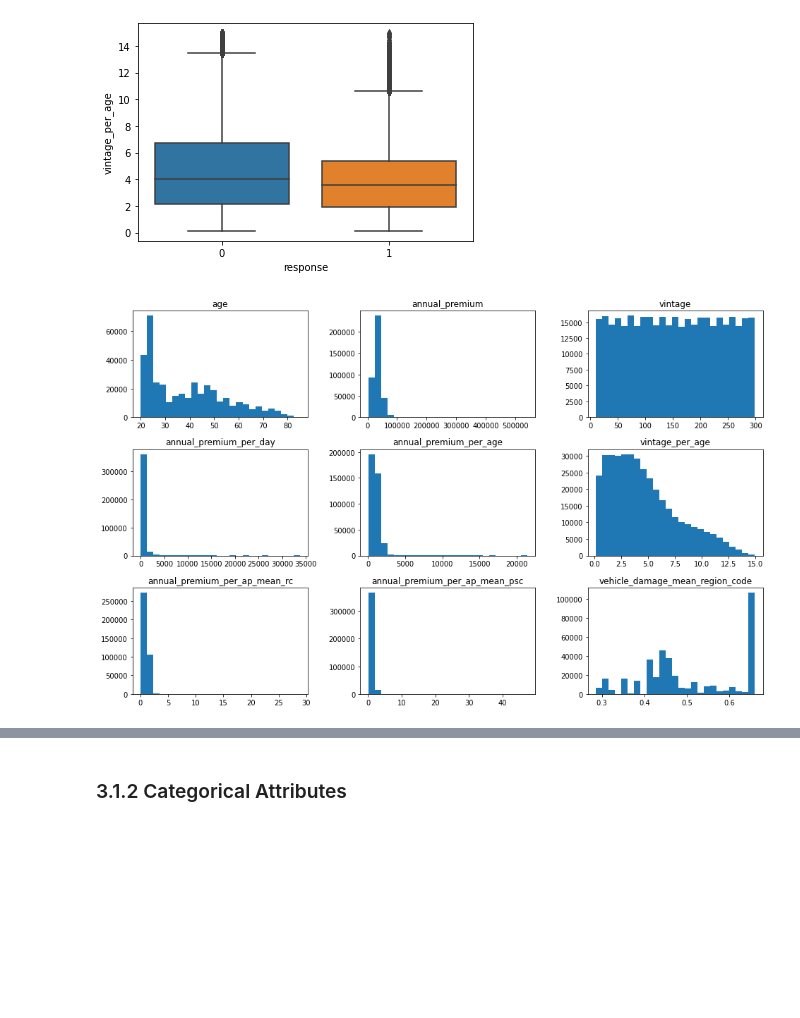
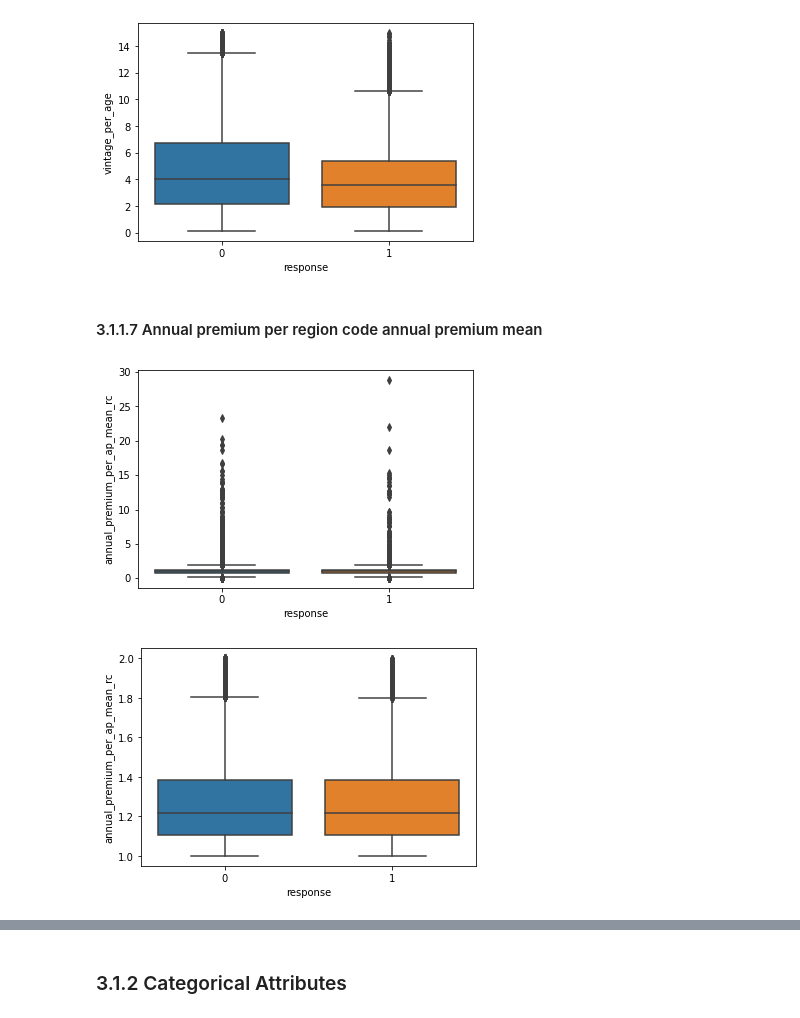
Before and after one commit to LessioGuilherme/pa004_health_insurance_cross_sell, a Jupyter notebook: pa004_health_insurance_cross_sell_sprint03.ipynb, the cells around one changed output, grey strips where cells are left out. Saved outputs shown, nothing was run; the diff lists cells and outputs as text; code cells hidden in the pictures; blank space fills up the shorter version.

```diff
--- a/pa004_health_insurance_cross_sell_sprint03.ipynb
+++ b/pa004_health_insurance_cross_sell_sprint03.ipynb
@@ -542,7 +542,9 @@ sns.boxplot(x= 'response', y='annual_premium_per_age', data=aux5);
 sns.boxplot(x= 'response', y='vintage_per_age', data=df3);
 # %% [output]
 [figure]
-# %%
-num_attributes.hist(bins=25, figsize=(16, 10), grid = False);
-# %% [output]
-[figure, removed]
+# %% [markdown]
+#### 3.1.1.7 Annual premium per region code annual premium mean
+# %%
+sns.boxplot(x= 'response', y='annual_premium_per_ap_mean_rc', data=df3);
+# %% [output]
+[figure, added]
@@ -548,0 +553,4 @@ num_attributes.hist(bins=25, figsize=(16, 10), grid = False);
+# %%
+sns.boxplot(x= 'response', y='annual_premium_per_ap_mean_rc', data=aux6);
+# %% [output]
+[figure, added]
```
Also changed, not shown: parts of 22 cells of this notebook.
